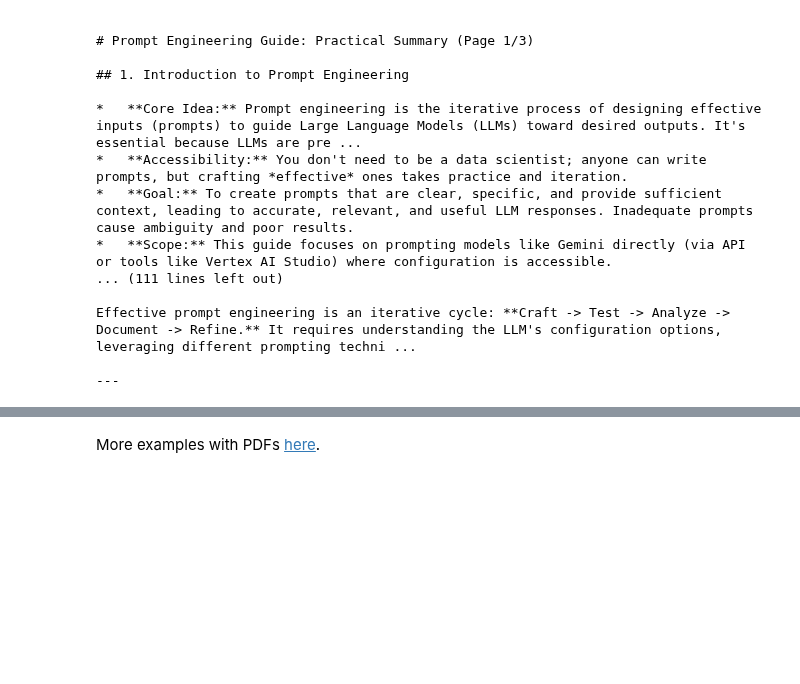
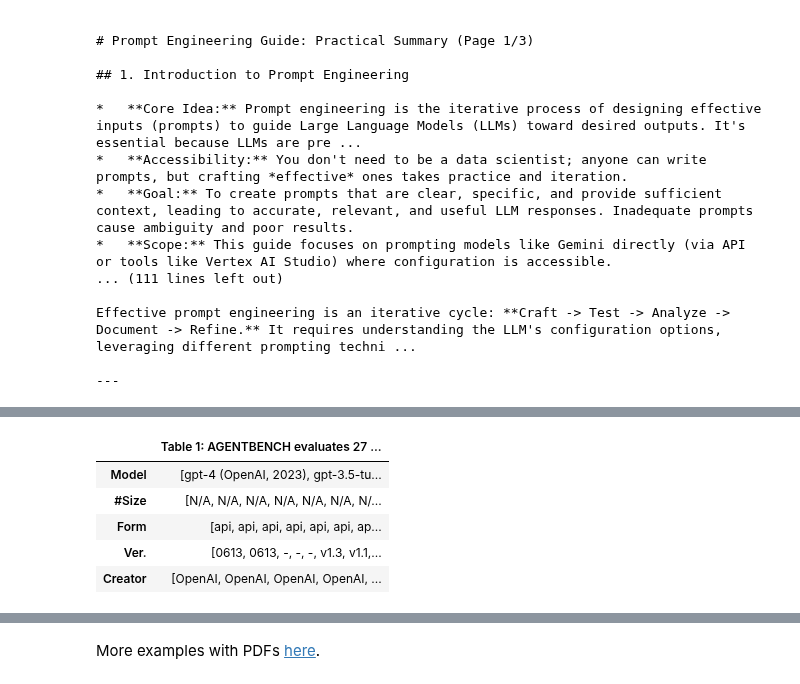
Before and after one commit to EnkrateiaLucca/gemini-intro, a Jupyter notebook: notebooks/1.0-gemini-api-intro.ipynb, the cells around one changed output, grey strips where cells are left out. Cells and saved outputs as stored; diff of their text form; code cells hidden in the pictures; blank space fills up the shorter version.

Commit message:
added the changes for my freaking mistakes on the live section of the course about data extraction

````diff
--- a/notebooks/1.0-gemini-api-intro.ipynb
+++ b/notebooks/1.0-gemini-api-intro.ipynb
@@ -156,0 +227,20 @@ Effective prompt engineering is an iterative cycle: **Craft -> Test -> Analyze -
+# %%
+from google.genai import types
+
+pdf_figure_image_path = "./table1-paper.png"
+
+with open(pdf_figure_image_path, 'rb') as f:
+    image_bytes = f.read()
+
+response = client.models.generate_content(
+model='gemini-2.5-flash-preview-04-17',
+contents=[
+    types.Part.from_bytes(
+    data=image_bytes,
+    mime_type='image/png',
+    ),
+    'Extract the full table in this example as a dictionary.'
+]
+)
+
+print(response.text)
@@ -156,0 +265,40 @@ Effective prompt engineering is an iterative cycle: **Craft -> Test -> Analyze -
+# %%
+import pandas as pd
+import json
+
+def extract_table_to_dataframe(json_str):
+    """
+    Convert the JSON table output from Gemini into a pandas DataFrame.
+
+    Args:
+        json_str (str): JSON string containing the table data, expected to be wrapped in ```json
+
+    Returns:
+        pd.DataFrame: DataFrame containing the table data
+    """
+    # Clean the string by removing ```json and ``` if present
+    cleaned_str = json_str.strip()
+    if cleaned_str.startswith('```json'):
+        cleaned_str = cleaned_str[7:]
+    if cleaned_str.endswith('```'):
+        cleaned_str = cleaned_str[:-3]
+    cleaned_str = cleaned_str.strip()
+
+    # Parse the JSON string into a Python dictionary
+    data = json.loads(cleaned_str)
+
+    # Convert to DataFrame
+    df = pd.DataFrame(data)
+
+    return df
+
+# Example usage:
+df = extract_table_to_dataframe(response.text)
+df
+# %% [output]
+|  | Table 1: AGENTBENCH evaluates 27 ... |
+| Model | [gpt-4 (OpenAI, 2023), gpt-3.5-tu... |
+| #Size | [N/A, N/A, N/A, N/A, N/A, N/A, N/... |
+| Form | [api, api, api, api, api, api, ap... |
+| Ver. | [0613, 0613, -, -, -, v1.3, v1.1,... |
+| Creator | [OpenAI, OpenAI, OpenAI, OpenAI, ... |
````
Also changed, not shown: parts of 14 cells of this notebook, 5 other files.
